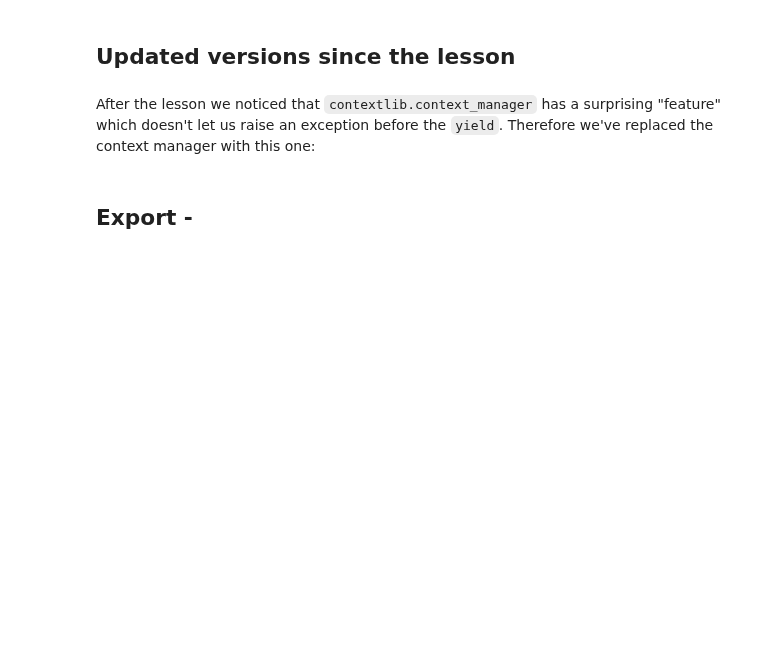
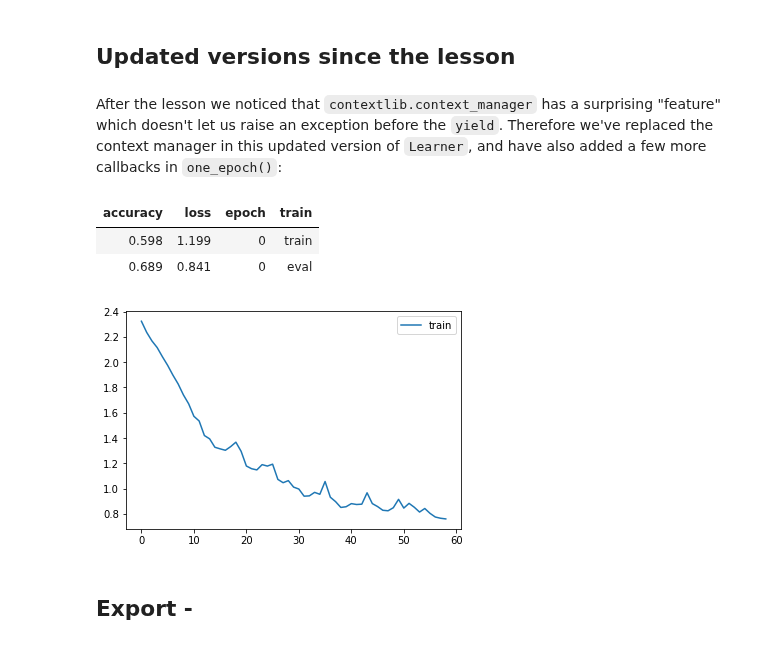
Before and after one commit to fastai/course22p2, a Jupyter notebook: nbs/09_learner.ipynb, the cells around one changed output. Saved outputs shown, nothing was run; the diff lists cells and outputs as text; code cells hidden in the pictures; blank space fills up the shorter version.

```diff
--- a/nbs/09_learner.ipynb
+++ b/nbs/09_learner.ipynb
@@ -487,4 +486,4 @@ MomentumLearner(get_model(), dls, F.cross_entropy, cbs=cbs).lr_find()
 # %% [markdown]
 ## Updated versions since the lesson
 # %% [markdown]
-After the lesson we noticed that `contextlib.context_manager` has a surprising "feature" which doesn't let us raise an exception before the `yield`. Therefore we've replaced the context manager with this one:
+After the lesson we noticed that `contextlib.context_manager` has a surprising "feature" which doesn't let us raise an exception before the `yield`. Therefore we've replaced the context manager in this updated version of `Learner`, and have also added a few more callbacks in `one_epoch()`:
@@ -502,0 +490,12 @@ class callback_ctx:
+# %%
+#|export
+class _CbCtxInner:
+    def __init__(self, outer, nm): self.outer,self.nm = outer,nm
+    def __enter__(self): self.outer.callback(f'before_{self.nm}')
+    def __exit__ (self, exc_type, exc_val, traceback):
+        chk_exc = globals()[f'Cancel{self.nm.title()}Exception']
+        try:
+            if not exc_type: self.outer.callback(f'after_{self.nm}')
+            return exc_type==chk_exc
+        except chk_exc: pass
+        finally: self.outer.callback(f'cleanup_{self.nm}')
@@ -503,3 +551,15 @@ class callback_ctx:
+# %%
+model = get_model()
+
+metrics = MetricsCB(accuracy=MulticlassAccuracy())
+cbs = [TrainCB(), DeviceCB(), metrics, ProgressCB(plot=True)]
+learn = Learner(model, dls, F.cross_entropy, lr=0.2, cbs=cbs)
+learn.fit(1)
+# %% [output]
+| accuracy | loss | epoch | train |
+| 0.598 | 1.199 | 0 | train |
+| 0.689 | 0.841 | 0 | eval |
+[figure, added]
 # %% [markdown]
 ## Export -
 # %%
```
Also changed, not shown: parts of 10 cells of this notebook, 5 other files.
